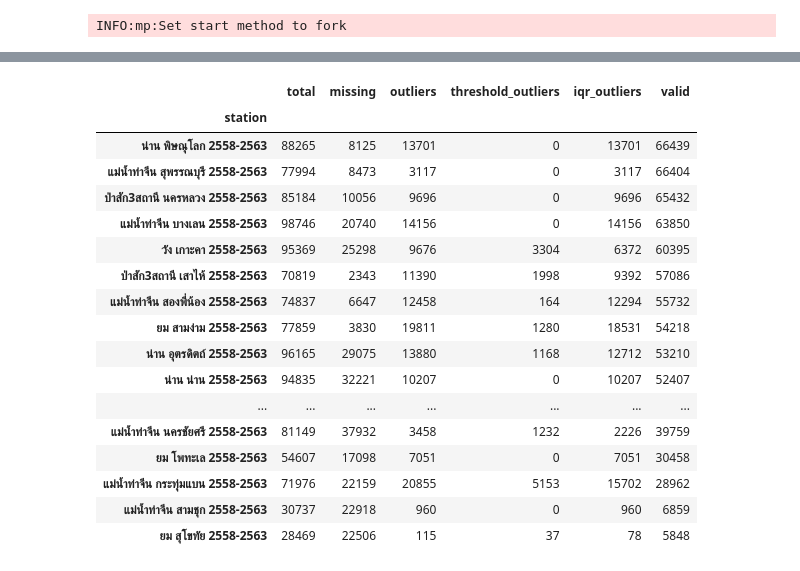
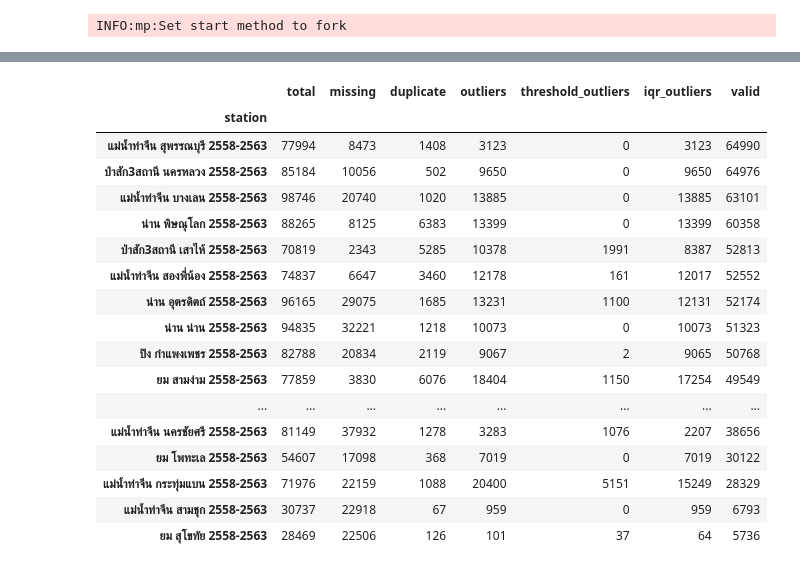
Before and after one commit to noonomyen/simple-predict-dissolved-oxygen, a Jupyter notebook: notebook/data-clean.ipynb, the cells around one changed output, grey strips where cells are left out. Cells and saved outputs as stored; diff of their text form; code cells hidden in the pictures.

Commit message:
fix, convert datetime in xls to csv is incorrect and add drop duplicate

```diff
--- a/notebook/data-clean.ipynb
+++ b/notebook/data-clean.ipynb
@@ -40,6 +40,7 @@ def iter_files():
 class Stat:
     station: str
     total: int
+    duplicate: int
     missing: int
     outliers: int
     valid: int
@@ -62,14 +63,20 @@ def task(file: Path):
     station = file.name.split(".")[0]
     mp_print(f"Processing : {station}")
 
-    stat = Stat(station,0,0,0,0,0,0,0.0,0.0,0.0,0.0,0.0,0.0,0.0,0.0,0.0,0.0,0.0,0.0)
-    df = read_csv(file)
+    stat = Stat(station,0,0,0,0,0,0,0,0.0,0.0,0.0,0.0,0.0,0.0,0.0,0.0,0.0,0.0,0.0,0.0)
+    df = read_csv(file, parse_dates=["Datetime"])
     stat.total = len(df)
 
     df = df[["Datetime", "pH", "EC", "Temp", "DO"]]
 
+    size = len(df)
     df.dropna(inplace=True)
-    stat.missing = stat.total - len(df)
+    stat.missing = size - len(df)
+
+    size = len(df)
+    df.drop_duplicates(inplace=True)
+    df.drop_duplicates(subset=["pH", "EC", "Temp", "DO"], inplace=True)
+    stat.duplicate = size - len(df)
 
     size = len(df)
     for column, (low, high) in OUTLIER_THRESHOLDS.items():
@@ -99,7 +106,7 @@ def task(file: Path):
     stat.outliers = stat.threshold_outliers + stat.iqr_outliers
     stat.valid = len(df)
 
-    assert stat.total == stat.missing + stat.outliers + stat.valid
+    assert stat.total == stat.missing + stat.duplicate + stat.outliers + stat.valid
 
     return (station, df, stat)
 # %%
@@ -142,29 +156,29 @@ Station : น่าน อุตรดิตถ์ 2558-2563, data : (53210, 5)
 # %%
 stats_df = DataFrame([s.__dict__ for s in stats])
 stats_df.set_index("station", inplace=True)
 stats_df.sort_values("valid", ascending=False, inplace=True)
 stats_df.to_csv(OUTPUT_STAT_PATH / "stat.csv", index=True)
 
-display(stats_df[["total", "missing", "outliers", "threshold_outliers", "iqr_outliers", "valid"]])
+display(stats_df[["total", "missing", "duplicate", "outliers", "threshold_outliers", "iqr_outliers", "valid"]])
 # %% [output]
-|  | total | missing | outliers | threshold_outliers | iqr_outliers | valid |
-| station |  |  |  |  |  |  |
-| น่าน พิษณุโลก 2558-2563 | 88265 | 8125 | 13701 | 0 | 13701 | 66439 |
-| แม่น้ำท่าจีน สุพรรณบุรี 2558-2563 | 77994 | 8473 | 3117 | 0 | 3117 | 66404 |
-| ป่าสัก3สถานี นครหลวง 2558-2563 | 85184 | 10056 | 9696 | 0 | 9696 | 65432 |
-| แม่น้ำท่าจีน บางเลน 2558-2563 | 98746 | 20740 | 14156 | 0 | 14156 | 63850 |
-| วัง เกาะคา 2558-2563 | 95369 | 25298 | 9676 | 3304 | 6372 | 60395 |
-| ป่าสัก3สถานี เสาไห้ 2558-2563 | 70819 | 2343 | 11390 | 1998 | 9392 | 57086 |
-| แม่น้ำท่าจีน สองพี่น้อง 2558-2563 | 74837 | 6647 | 12458 | 164 | 12294 | 55732 |
-| ยม สามง่าม 2558-2563 | 77859 | 3830 | 19811 | 1280 | 18531 | 54218 |
-| น่าน อุตรดิตถ์ 2558-2563 | 96165 | 29075 | 13880 | 1168 | 12712 | 53210 |
-| น่าน น่าน 2558-2563 | 94835 | 32221 | 10207 | 0 | 10207 | 52407 |
-| ... | ... | ... | ... | ... | ... | ... |
-| แม่น้ำท่าจีน นครชัยศรี 2558-2563 | 81149 | 37932 | 3458 | 1232 | 2226 | 39759 |
-| ยม โพทะเล 2558-2563 | 54607 | 17098 | 7051 | 0 | 7051 | 30458 |
-| แม่น้ำท่าจีน กระทุ่มแบน 2558-2563 | 71976 | 22159 | 20855 | 5153 | 15702 | 28962 |
-| แม่น้ำท่าจีน สามชุก 2558-2563 | 30737 | 22918 | 960 | 0 | 960 | 6859 |
-| ยม สุโขทัย 2558-2563 | 28469 | 22506 | 115 | 37 | 78 | 5848 |
+|  | total | missing | duplicate | outliers | threshold_outliers | iqr_outliers | valid |
+| station |  |  |  |  |  |  |  |
+| แม่น้ำท่าจีน สุพรรณบุรี 2558-2563 | 77994 | 8473 | 1408 | 3123 | 0 | 3123 | 64990 |
+| ป่าสัก3สถานี นครหลวง 2558-2563 | 85184 | 10056 | 502 | 9650 | 0 | 9650 | 64976 |
+| แม่น้ำท่าจีน บางเลน 2558-2563 | 98746 | 20740 | 1020 | 13885 | 0 | 13885 | 63101 |
+| น่าน พิษณุโลก 2558-2563 | 88265 | 8125 | 6383 | 13399 | 0 | 13399 | 60358 |
+| ป่าสัก3สถานี เสาไห้ 2558-2563 | 70819 | 2343 | 5285 | 10378 | 1991 | 8387 | 52813 |
+| แม่น้ำท่าจีน สองพี่น้อง 2558-2563 | 74837 | 6647 | 3460 | 12178 | 161 | 12017 | 52552 |
+| น่าน อุตรดิตถ์ 2558-2563 | 96165 | 29075 | 1685 | 13231 | 1100 | 12131 | 52174 |
+| น่าน น่าน 2558-2563 | 94835 | 32221 | 1218 | 10073 | 0 | 10073 | 51323 |
+| ปิง กำแพงเพชร 2558-2563 | 82788 | 20834 | 2119 | 9067 | 2 | 9065 | 50768 |
+| ยม สามง่าม 2558-2563 | 77859 | 3830 | 6076 | 18404 | 1150 | 17254 | 49549 |
+| ... | ... | ... | ... | ... | ... | ... | ... |
+| แม่น้ำท่าจีน นครชัยศรี 2558-2563 | 81149 | 37932 | 1278 | 3283 | 1076 | 2207 | 38656 |
+| ยม โพทะเล 2558-2563 | 54607 | 17098 | 368 | 7019 | 0 | 7019 | 30122 |
+| แม่น้ำท่าจีน กระทุ่มแบน 2558-2563 | 71976 | 22159 | 1088 | 20400 | 5151 | 15249 | 28329 |
+| แม่น้ำท่าจีน สามชุก 2558-2563 | 30737 | 22918 | 67 | 959 | 0 | 959 | 6793 |
+| ยม สุโขทัย 2558-2563 | 28469 | 22506 | 126 | 101 | 37 | 64 | 5736 |
 # %%
 display(stats_df[[f"{x}_{y}" for y in ["iqr", "lb", "up"] for x in ["ph", "ec", "temp", "do"]]].round(3))
 # %% [output]
```
Also changed, not shown: parts of 2 cells of this notebook, 1 other file.
